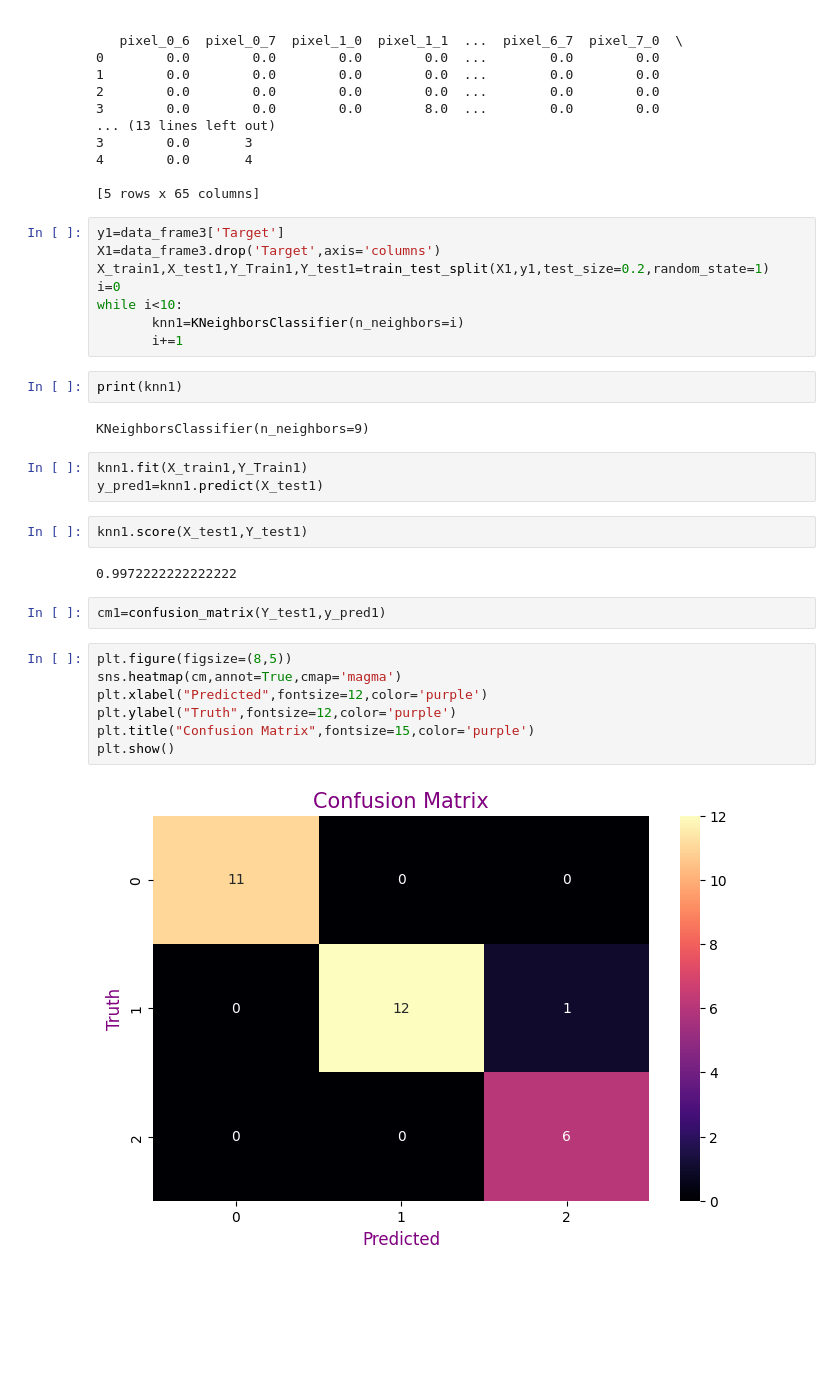
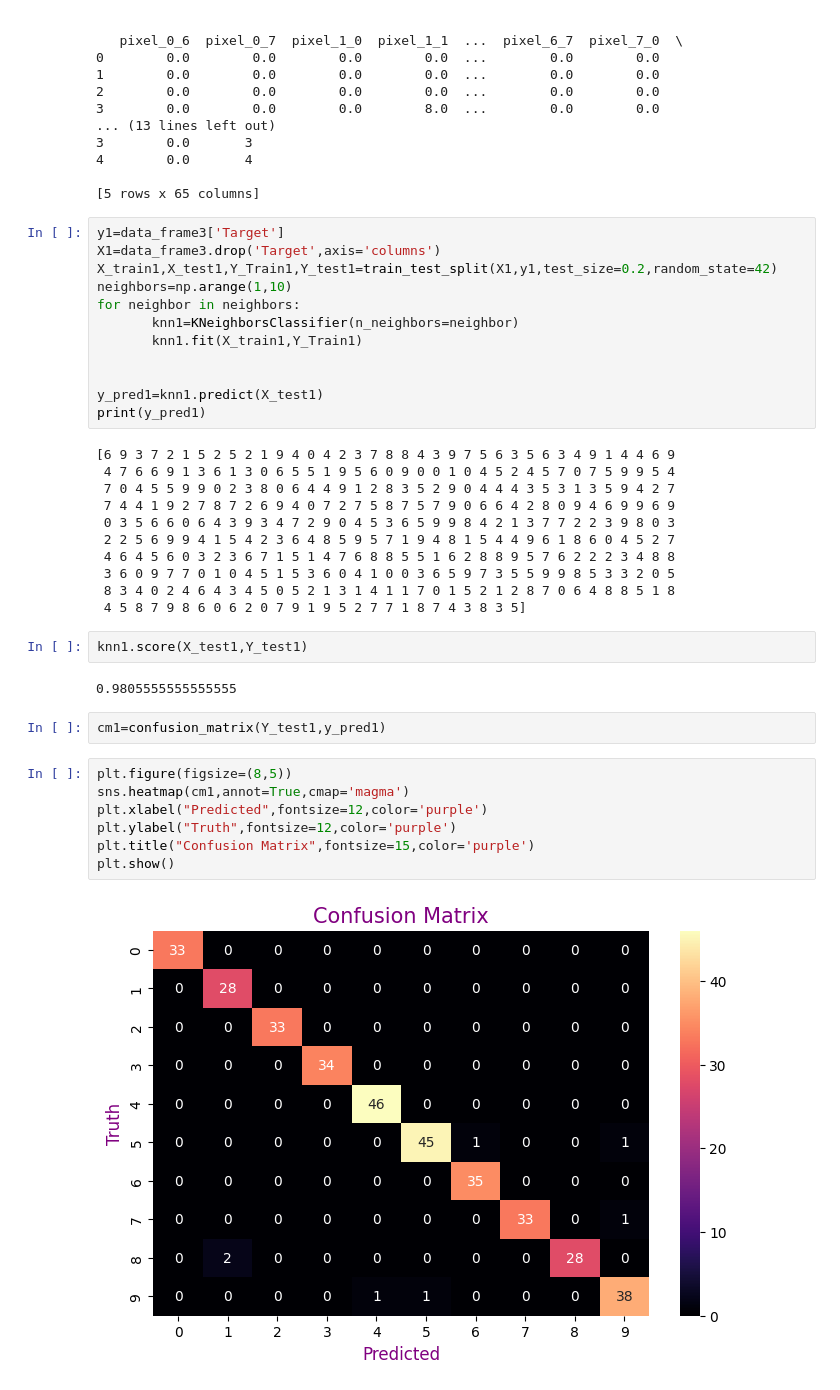
Before and after one commit to Hasnain-Sidd/Data-Science, a Jupyter notebook: KNN_Algorithm.ipynb, the cells around one changed output. Drawn from its saved outputs; the diff is of its cells as text; blank space fills up the shorter version.

```diff
--- a/KNN_Algorithm.ipynb
+++ b/KNN_Algorithm.ipynb
@@ -133,33 +133,41 @@ print(data_frame3.head())
 # %%
 y1=data_frame3['Target']
 X1=data_frame3.drop('Target',axis='columns')
-X_train1,X_test1,Y_Train1,Y_test1=train_test_split(X1,y1,test_size=0.2,random_state=1)
-i=0
-while i<10:
-       knn1=KNeighborsClassifier(n_neighbors=i)
-       i+=1
+X_train1,X_test1,Y_Train1,Y_test1=train_test_split(X1,y1,test_size=0.2,random_state=42)
+neighbors=np.arange(1,10)
+for neighbor in neighbors:
+       knn1=KNeighborsClassifier(n_neighbors=neighbor)
+       knn1.fit(X_train1,Y_Train1)
+
+
+y_pred1=knn1.predict(X_test1)
+print(y_pred1)
+# %% [output]
+[6 9 3 7 2 1 5 2 5 2 1 9 4 0 4 2 3 7 8 8 4 3 9 7 5 6 3 5 6 3 4 9 1 4 4 6 9
+ 4 7 6 6 9 1 3 6 1 3 0 6 5 5 1 9 5 6 0 9 0 0 1 0 4 5 2 4 5 7 0 7 5 9 9 5 4
+ 7 0 4 5 5 9 9 0 2 3 8 0 6 4 4 9 1 2 8 3 5 2 9 0 4 4 4 3 5 3 1 3 5 9 4 2 7
+ 7 4 4 1 9 2 7 8 7 2 6 9 4 0 7 2 7 5 8 7 5 7 9 0 6 6 4 2 8 0 9 4 6 9 9 6 9
+ 0 3 5 6 6 0 6 4 3 9 3 4 7 2 9 0 4 5 3 6 5 9 9 8 4 2 1 3 7 7 2 2 3 9 8 0 3
+ 2 2 5 6 9 9 4 1 5 4 2 3 6 4 8 5 9 5 7 1 9 4 8 1 5 4 4 9 6 1 8 6 0 4 5 2 7
+ 4 6 4 5 6 0 3 2 3 6 7 1 5 1 4 7 6 8 8 5 5 1 6 2 8 8 9 5 7 6 2 2 2 3 4 8 8
+ 3 6 0 9 7 7 0 1 0 4 5 1 5 3 6 0 4 1 0 0 3 6 5 9 7 3 5 5 9 9 8 5 3 3 2 0 5
+ 8 3 4 0 2 4 6 4 3 4 5 0 5 2 1 3 1 4 1 1 7 0 1 5 2 1 2 8 7 0 6 4 8 8 5 1 8
+ 4 5 8 7 9 8 6 0 6 2 0 7 9 1 9 5 2 7 7 1 8 7 4 3 8 3 5]
-# %%
-print(knn1)
-# %% [output]
-KNeighborsClassifier(n_neighbors=9)
-# %%
-knn1.fit(X_train1,Y_Train1)
-y_pred1=knn1.predict(X_test1)
 # %%
 knn1.score(X_test1,Y_test1)
 # %% [output]
-0.9972222222222222
+0.9805555555555555
 # %%
 cm1=confusion_matrix(Y_test1,y_pred1)
 # %%
 plt.figure(figsize=(8,5))
-sns.heatmap(cm,annot=True,cmap='magma')
+sns.heatmap(cm1,annot=True,cmap='magma')
 plt.xlabel("Predicted",fontsize=12,color='purple')
 plt.ylabel("Truth",fontsize=12,color='purple')
 plt.title("Confusion Matrix",fontsize=15,color='purple')
 plt.show()
 # %% [output]
-[figure, old version]
+[figure, new version]
 # %%
 cs1=classification_report(Y_test1,y_pred1)
 print(cs1)
```
Also changed, not shown: parts of 1 cell of this notebook, 3 other files.
